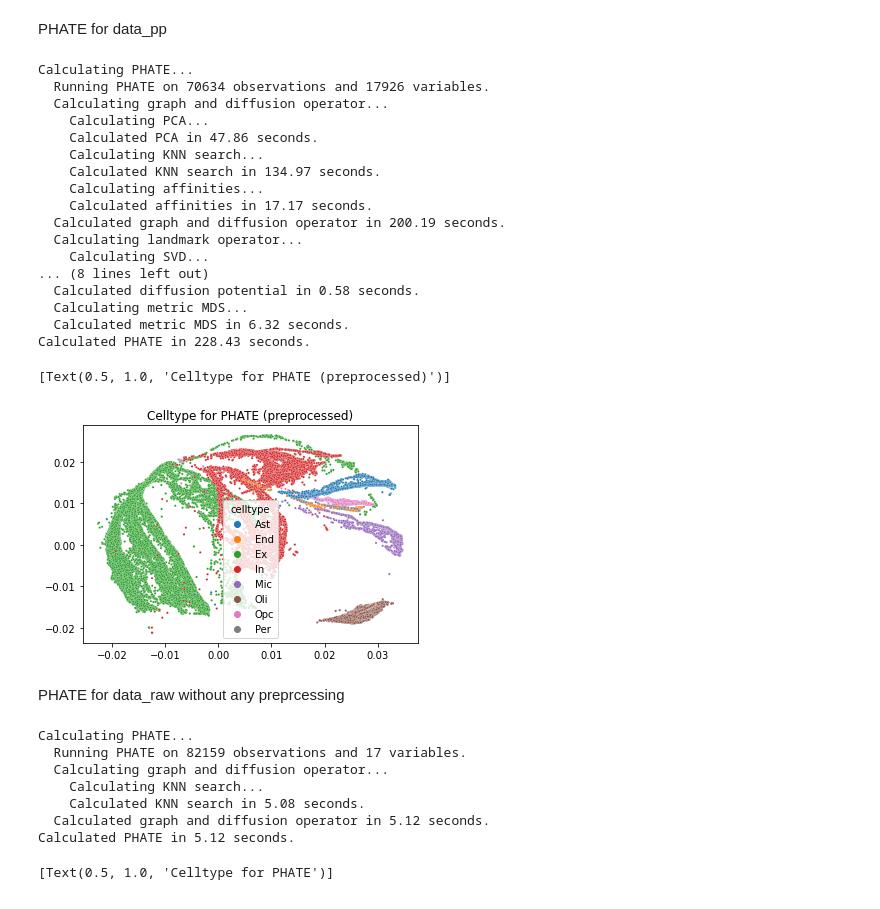
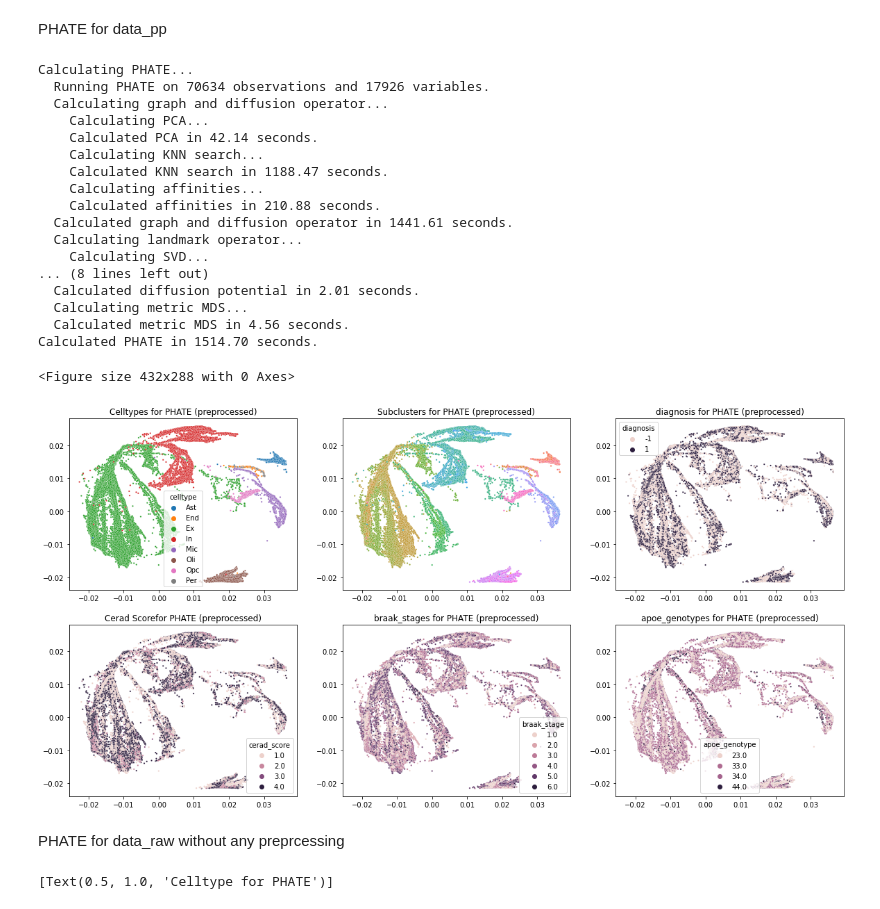
Before and after one commit to nishuang83/AlzheimerProject, a Jupyter notebook: run_test.ipynb, the cells around one changed output. Cells and saved outputs as stored; diff of their text form; code cells hidden in the pictures.

```diff
--- a/run_test.ipynb
+++ b/run_test.ipynb
@@ -40,5 +40,5 @@ print(data_raw.to_df().head())
 # load data_pp
 ######
 DATA_DIR_pp = PROJECT_DIR + '/data/msPHATE_data_pp.h5ad'
-data_raw = sc.read_h5ad(DATA_DIR_pp)
+data_pp = sc.read_h5ad(DATA_DIR_pp)
 print(data_pp)
@@ -57,16 +61,16 @@ def plot_figures(x_axis, y_axis, hue_list, titles= None):
     sns.scatterplot(ax=axes[0,1], x = x_axis, y = y_axis, hue=hue_list[1], legend=False, s = 5).set(title='Subclusters for '+ titles)
 
     # plt.figure()
-    sns.scatterplot(ax=axes[1,0], x = x_axis, y = y_axis, hue=hue_list[2], s = 5).set(title='diagnosis for '+ titles)
+    sns.scatterplot(ax=axes[0,2], x = x_axis, y = y_axis, hue=hue_list[2], s = 5).set(title='diagnosis for '+ titles)
 
     # plt.figure()
-    sns.scatterplot(ax=axes[1,1], x = x_axis, y = y_axis, hue=hue_list[3], s = 5).set(title='Cerad Scorefor '+ titles)
+    sns.scatterplot(ax=axes[1,0], x = x_axis, y = y_axis, hue=hue_list[3], s = 5).set(title='Cerad Scorefor '+ titles)
 
     # plt.figure()
-    sns.scatterplot(ax=axes[1,2], x = x_axis, y = y_axis, hue=hue_list[4], s = 5).set(title='braak_stages for '+ titles)
+    sns.scatterplot(ax=axes[1,1], x = x_axis, y = y_axis, hue=hue_list[4], s = 5).set(title='braak_stages for '+ titles)
 
     # plt.figure()
-    sns.scatterplot(ax=axes[0,2], x = x_axis, y = y_axis, hue=hue_list[5], s = 5).set(title='apoe_genotypes for '+ titles)
+    sns.scatterplot(ax=axes[1,2], x = x_axis, y = y_axis, hue=hue_list[5], s = 5).set(title='apoe_genotypes for '+ titles)
 
     plt.savefig(PROJECT_DIR + '/figures/'+ titles +'_all_fig.pdf')
     plt.savefig(PROJECT_DIR + '/figures/'+ titles +'_all_fig.jpg')
@@ -103,16 +107,16 @@ Calculating PHATE...
   Running PHATE on 70634 observations and 17926 variables.
   Calculating graph and diffusion operator...
     Calculating PCA...
-    Calculated PCA in 47.86 seconds.
+    Calculated PCA in 42.14 seconds.
     Calculating KNN search...
-    Calculated KNN search in 134.97 seconds.
+    Calculated KNN search in 1188.47 seconds.
     Calculating affinities...
-    Calculated affinities in 17.17 seconds.
-  Calculated graph and diffusion operator in 200.19 seconds.
+    Calculated affinities in 210.88 seconds.
+  Calculated graph and diffusion operator in 1441.61 seconds.
   Calculating landmark operator...
     Calculating SVD...
 ... (8 lines left out)
-  Calculated diffusion potential in 0.58 seconds.
+  Calculated diffusion potential in 2.01 seconds.
   Calculating metric MDS...
-  Calculated metric MDS in 6.32 seconds.
-Calculated PHATE in 228.43 seconds.
+  Calculated metric MDS in 4.56 seconds.
+Calculated PHATE in 1514.70 seconds.
@@ -119,10 +127,9 @@ Calculated PHATE in 228.43 seconds.
 # %%
 plt.figure()
-sns.scatterplot(x = Y_phate_pp[:,0], y = Y_phate_pp[:,1], hue=celltypes, s = 5).set(title='Celltype for PHATE (preprocessed)')
-plot_figures(x_axis=Y_phate_pp[:,0], y_axis=Y_phate_pp[:,1], titles= 'PHATE (preprocessed)')
+plot_figures(x_axis=Y_phate_pp[:,0], y_axis=Y_phate_pp[:,1],hue_list = hues, titles= 'PHATE (preprocessed)')
 # %% [output]
-[Text(0.5, 1.0, 'Celltype for PHATE (preprocessed)')]
+<Figure size 432x288 with 0 Axes>
-[figure, old version]
+[figure, new version]
 # %% [markdown]
 PHATE for data_raw without any preprcessing
 # %%
@@ -130,15 +137,7 @@ PHATE for data_raw without any preprcessing
 # PHATE for raw data withou any process
 ######
 phate_operator = phate.PHATE(n_jobs=-2)
-Y_raw_phate = phate_operator.fit_transform(data_raw)
+Y_phate_raw = phate_operator.fit_transform(data_raw)
-# %% [output]
-Calculating PHATE...
-  Running PHATE on 82159 observations and 17 variables.
-  Calculating graph and diffusion operator...
-    Calculating KNN search...
-    Calculated KNN search in 5.08 seconds.
-  Calculated graph and diffusion operator in 5.12 seconds.
-Calculated PHATE in 5.12 seconds.
 # %%
 diagnosis_raw = data_raw.obs.diagnosis
 plt.figure()
```
Also changed, not shown: parts of 7 cells of this notebook, 8 other files.
